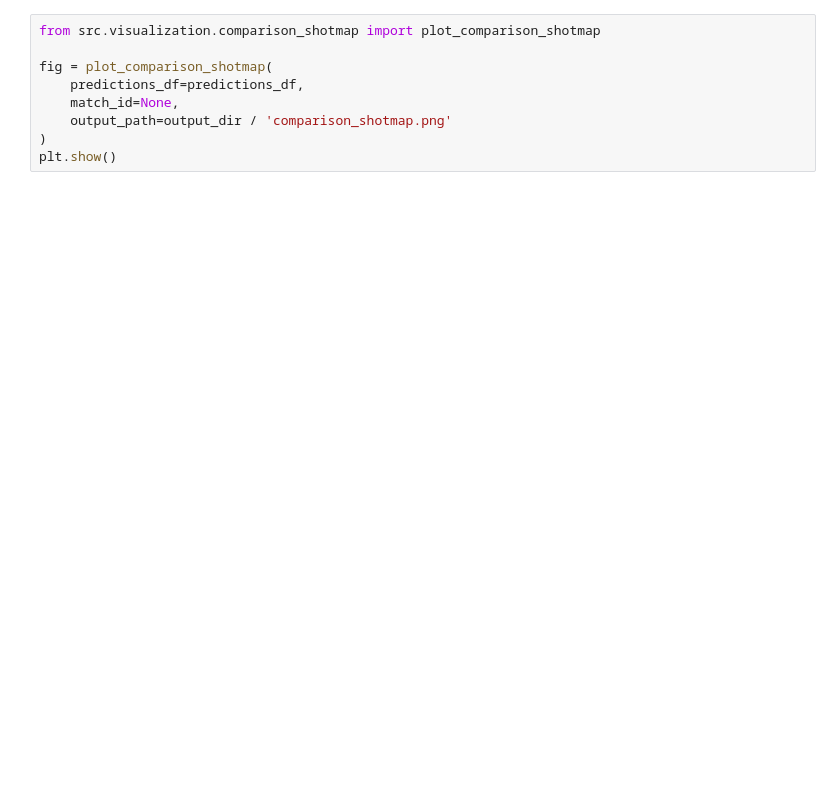
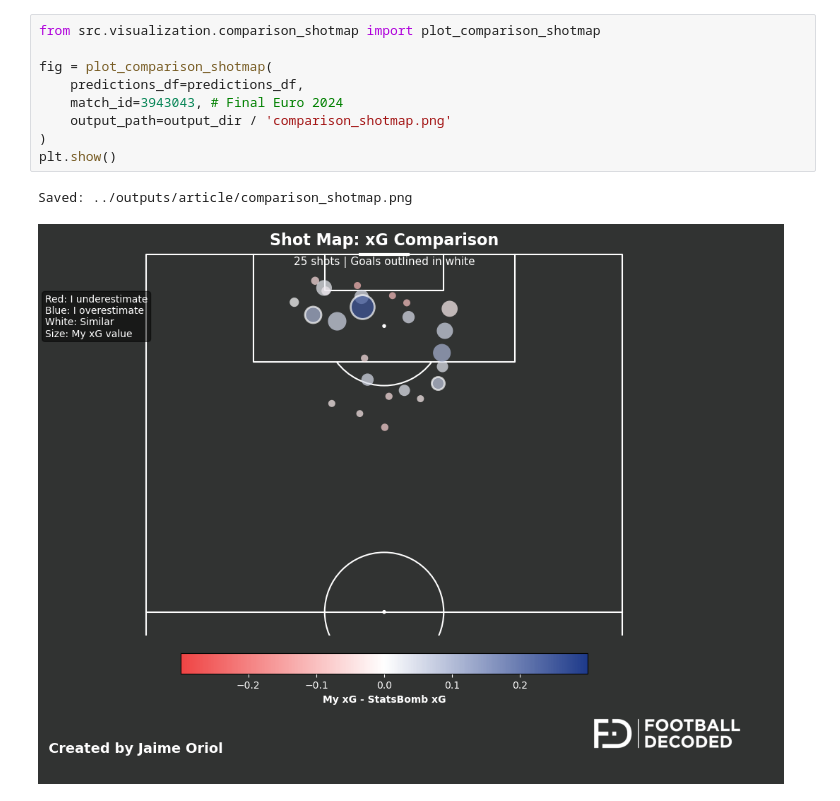
Before and after one commit to jaime-oriol/xG_Model, a Jupyter notebook: notebooks/generate_all_visualizations.ipynb, the cells around one changed output. Saved outputs shown, nothing was run; the diff lists cells and outputs as text; blank space fills up the shorter version.

```diff
--- a/notebooks/generate_all_visualizations.ipynb
+++ b/notebooks/generate_all_visualizations.ipynb
@@ -42,12 +53,15 @@ plt.show()
 # %%
 from src.visualization.comparison_shotmap import plot_comparison_shotmap
 
 fig = plot_comparison_shotmap(
     predictions_df=predictions_df,
-    match_id=None,
+    match_id=3943043, # Final Euro 2024
     output_path=output_dir / 'comparison_shotmap.png'
 )
 plt.show()
+# %% [output]
+Saved: ../outputs/article/comparison_shotmap.png
+[figure, added]
 # %%
 from src.visualization.distribution_plot import plot_distribution_comparison
 
```
Also changed, not shown: parts of 10 cells of this notebook, 2 other files.
